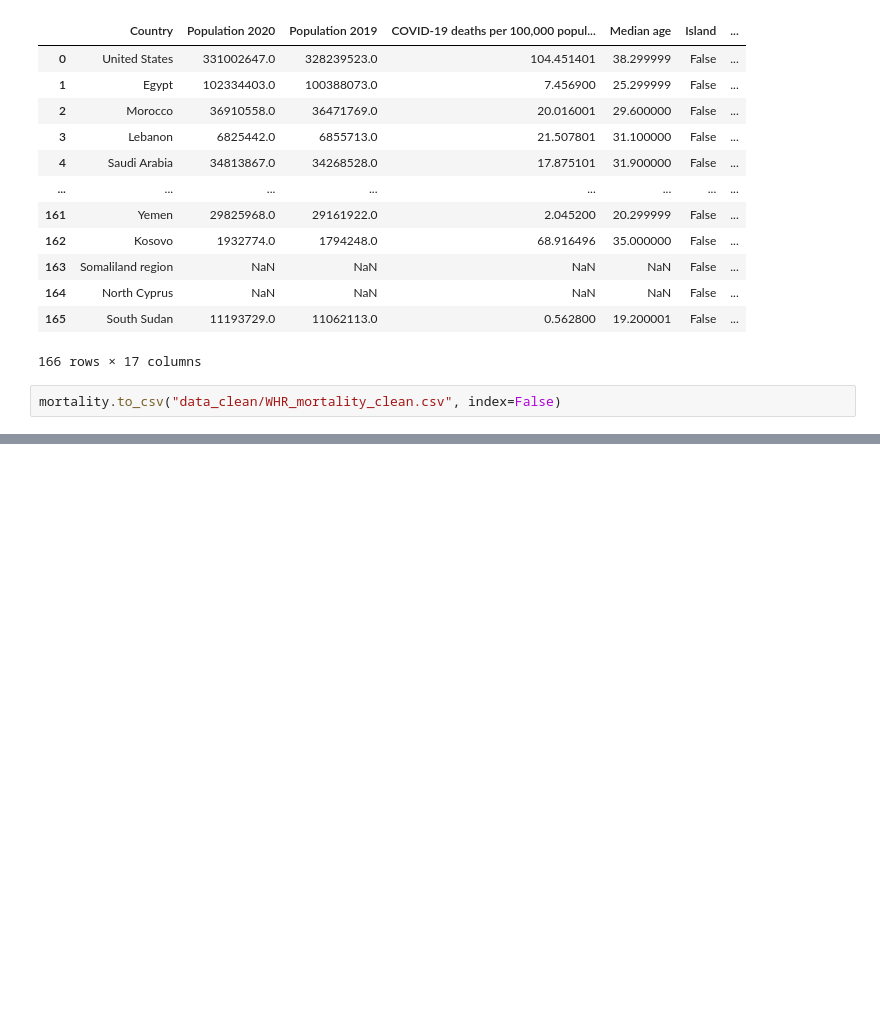
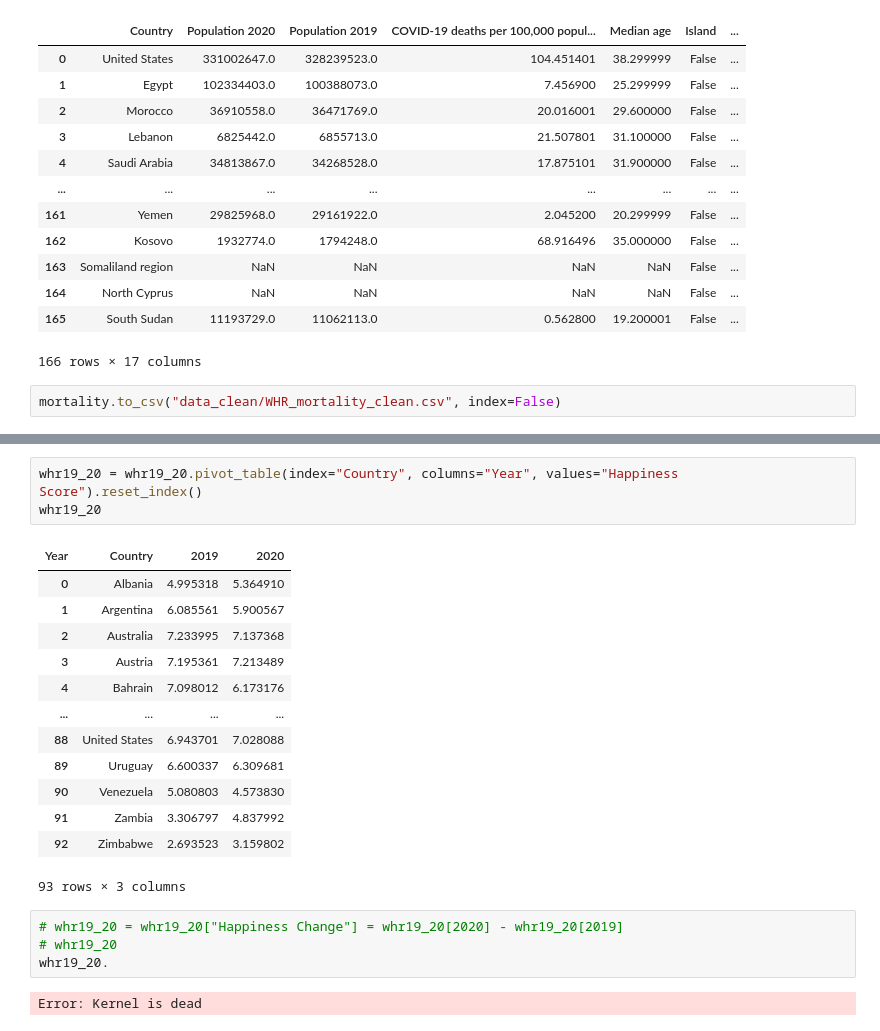
Before and after one commit to wjpang/World-Happiness-Dashboard, a Jupyter notebook: data_cleanup.ipynb, the cells around one changed output, grey strips where cells are left out. Drawn from its saved outputs; the diff is of its cells as text; blank space fills up the shorter version.

```diff
--- a/data_cleanup.ipynb
+++ b/data_cleanup.ipynb
@@ -111,0 +174,23 @@ mortality.to_csv("data_clean/WHR_mortality_clean.csv", index=False)
+# %%
+whr19_20 = whr19_20.pivot_table(index="Country", columns="Year", values="Happiness Score").reset_index()
+whr19_20
+# %% [output]
+| Year | Country | 2019 | 2020 |
+| 0 | Albania | 4.995318 | 5.364910 |
+| 1 | Argentina | 6.085561 | 5.900567 |
+| 2 | Australia | 7.233995 | 7.137368 |
+| 3 | Austria | 7.195361 | 7.213489 |
+| 4 | Bahrain | 7.098012 | 6.173176 |
+| ... | ... | ... | ... |
+| 88 | United States | 6.943701 | 7.028088 |
+| 89 | Uruguay | 6.600337 | 6.309681 |
+| 90 | Venezuela | 5.080803 | 4.573830 |
+| 91 | Zambia | 3.306797 | 4.837992 |
+| 92 | Zimbabwe | 2.693523 | 3.159802 |
+93 rows × 3 columns
+# %%
+# whr19_20 = whr19_20["Happiness Change"] = whr19_20[2020] - whr19_20[2019]
+# whr19_20
+whr19_20.
+# %% [output]
+Error: Kernel is dead
```
Also changed, not shown: parts of 4 cells of this notebook.
